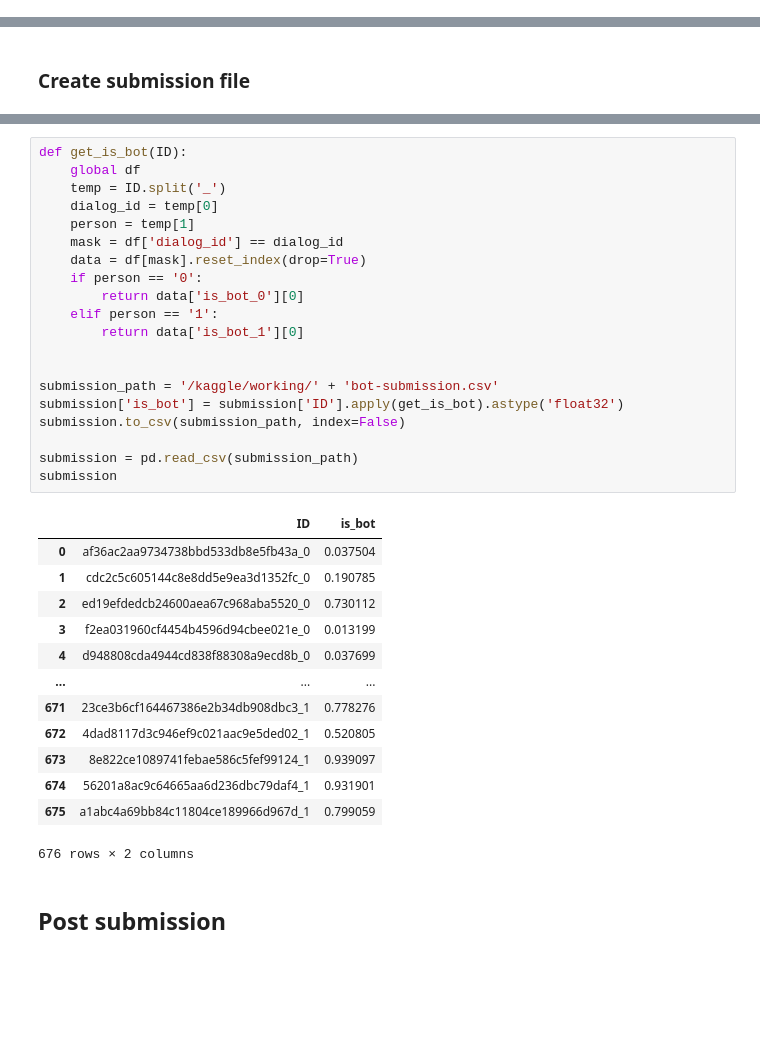
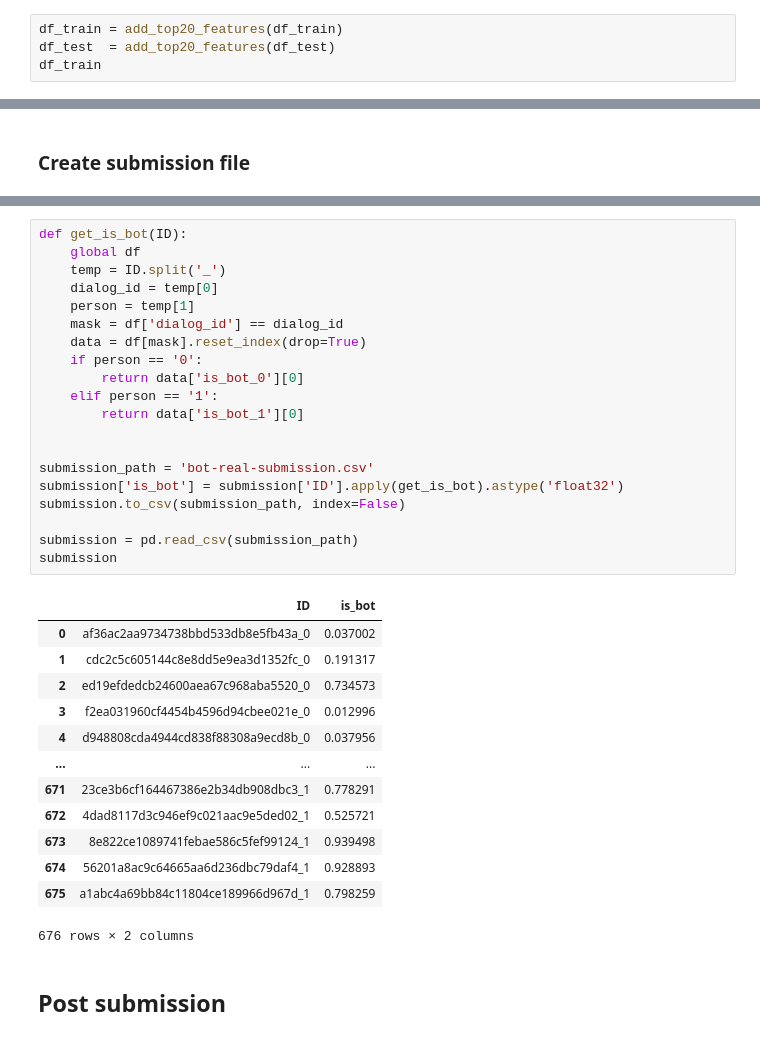
Before and after one commit to alex-chin/dls_part_2_nlp, a Jupyter notebook: week_10_generated_text_detection/Homework/kaggle/bot-or-not-bootcamp-winning-soluton-code-only.ipynb, the cells around one changed output, grey strips where cells are left out. Drawn from its saved outputs; the diff is of its cells as text; blank space fills up the shorter version.

```diff
--- a/week_10_generated_text_detection/Homework/kaggle/bot-or-not-bootcamp-winning-soluton-code-only.ipynb
+++ b/week_10_generated_text_detection/Homework/kaggle/bot-or-not-bootcamp-winning-soluton-code-only.ipynb
@@ -288,0 +393,4 @@ df_train.head(3)
+# %%
+df_train = add_top20_features(df_train)
+df_test  = add_top20_features(df_test)
+df_train
@@ -752,36 +1071,36 @@ df.head(3)
 # %%
 def get_is_bot(ID):
     global df
     temp = ID.split('_')
     dialog_id = temp[0]
     person = temp[1]
     mask = df['dialog_id'] == dialog_id
     data = df[mask].reset_index(drop=True)
     if person == '0':
         return data['is_bot_0'][0]
     elif person == '1':
         return data['is_bot_1'][0]
 
 
-submission_path = '/kaggle/working/' + 'bot-submission.csv'
+submission_path = 'bot-real-submission.csv'
 submission['is_bot'] = submission['ID'].apply(get_is_bot).astype('float32')
 submission.to_csv(submission_path, index=False)
 
 submission = pd.read_csv(submission_path)
 submission
 # %% [output]
 |  | ID | is_bot |
-| 0 | af36ac2aa9734738bbd533db8e5fb43a_0 | 0.037504 |
-| 1 | cdc2c5c605144c8e8dd5e9ea3d1352fc_0 | 0.190785 |
-| 2 | ed19efdedcb24600aea67c968aba5520_0 | 0.730112 |
-| 3 | f2ea031960cf4454b4596d94cbee021e_0 | 0.013199 |
-| 4 | d948808cda4944cd838f88308a9ecd8b_0 | 0.037699 |
+| 0 | af36ac2aa9734738bbd533db8e5fb43a_0 | 0.037002 |
+| 1 | cdc2c5c605144c8e8dd5e9ea3d1352fc_0 | 0.191317 |
+| 2 | ed19efdedcb24600aea67c968aba5520_0 | 0.734573 |
+| 3 | f2ea031960cf4454b4596d94cbee021e_0 | 0.012996 |
+| 4 | d948808cda4944cd838f88308a9ecd8b_0 | 0.037956 |
 | ... | ... | ... |
-| 671 | 23ce3b6cf164467386e2b34db908dbc3_1 | 0.778276 |
-| 672 | 4dad8117d3c946ef9c021aac9e5ded02_1 | 0.520805 |
-| 673 | 8e822ce1089741febae586c5fef99124_1 | 0.939097 |
-| 674 | 56201a8ac9c64665aa6d236dbc79daf4_1 | 0.931901 |
-| 675 | a1abc4a69bb84c11804ce189966d967d_1 | 0.799059 |
+| 671 | 23ce3b6cf164467386e2b34db908dbc3_1 | 0.778291 |
+| 672 | 4dad8117d3c946ef9c021aac9e5ded02_1 | 0.525721 |
+| 673 | 8e822ce1089741febae586c5fef99124_1 | 0.939498 |
+| 674 | 56201a8ac9c64665aa6d236dbc79daf4_1 | 0.928893 |
+| 675 | a1abc4a69bb84c11804ce189966d967d_1 | 0.798259 |
 676 rows × 2 columns
 # %% [markdown]
 ## Post submission
```
Also changed, not shown: parts of 19 cells of this notebook, 4 other files.
